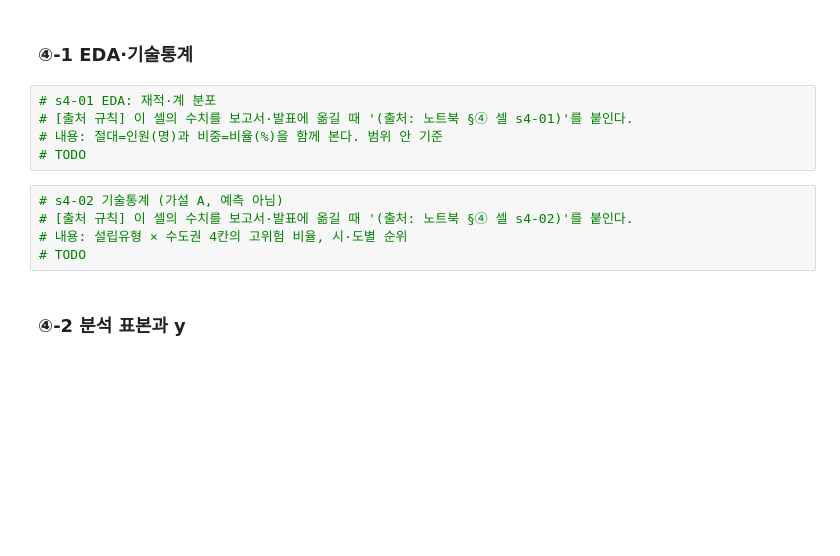
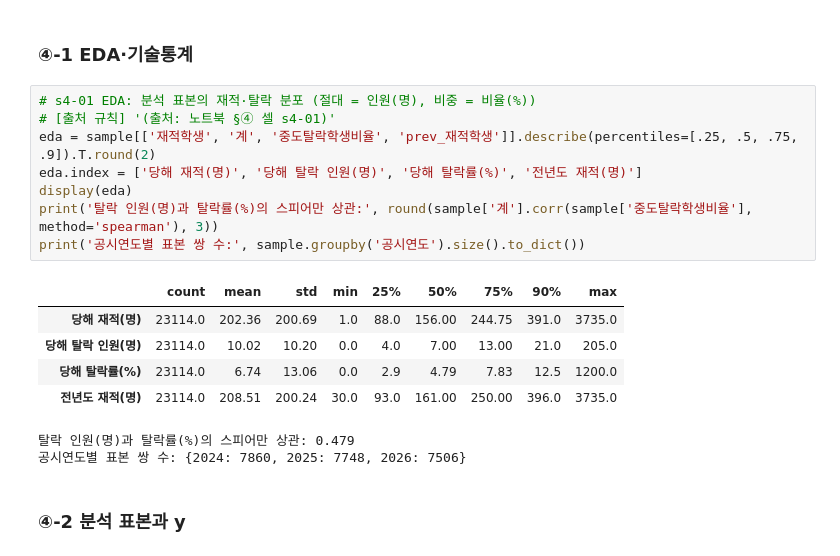
Before and after one commit to 202103116-stack/university-dropout-risk-analysis, a Jupyter notebook: notebook/팀프로젝트2_14조.ipynb, the cells around one changed output. Saved outputs shown, nothing was run; the diff lists cells and outputs as text; blank space fills up the shorter version.

```diff
--- a/notebook/팀프로젝트2_14조.ipynb
+++ b/notebook/팀프로젝트2_14조.ipynb
@@ -602,14 +677,20 @@ rows_flagged.csv 17248 KB
 # %% [markdown]
 ### ④-1 EDA·기술통계
 # %%
-# s4-01 EDA: 재적·계 분포
-# [출처 규칙] 이 셀의 수치를 보고서·발표에 옮길 때 '(출처: 노트북 §④ 셀 s4-01)'를 붙인다.
-# 내용: 절대=인원(명)과 비중=비율(%)을 함께 본다. 범위 안 기준
-# TODO
+# s4-01 EDA: 분석 표본의 재적·탈락 분포 (절대 = 인원(명), 비중 = 비율(%))
+# [출처 규칙] '(출처: 노트북 §④ 셀 s4-01)'
+eda = sample[['재적학생', '계', '중도탈락학생비율', 'prev_재적학생']].describe(percentiles=[.25, .5, .75, .9]).T.round(2)
+eda.index = ['당해 재적(명)', '당해 탈락 인원(명)', '당해 탈락률(%)', '전년도 재적(명)']
+display(eda)
+print('탈락 인원(명)과 탈락률(%)의 스피어만 상관:', round(sample['계'].corr(sample['중도탈락학생비율'], method='spearman'), 3))
+print('공시연도별 표본 쌍 수:', sample.groupby('공시연도').size().to_dict())
+# %% [output]
+|  | count | mean | std | min | 25% | 50% | 75% | 90% | max |
+| 당해 재적(명) | 23114.0 | 202.36 | 200.69 | 1.0 | 88.0 | 156.00 | 244.75 | 391.0 | 3735.0 |
+| 당해 탈락 인원(명) | 23114.0 | 10.02 | 10.20 | 0.0 | 4.0 | 7.00 | 13.00 | 21.0 | 205.0 |
+| 당해 탈락률(%) | 23114.0 | 6.74 | 13.06 | 0.0 | 2.9 | 4.79 | 7.83 | 12.5 | 1200.0 |
+| 전년도 재적(명) | 23114.0 | 208.51 | 200.24 | 30.0 | 93.0 | 161.00 | 250.00 | 396.0 | 3735.0 |
+탈락 인원(명)과 탈락률(%)의 스피어만 상관: 0.479
+공시연도별 표본 쌍 수: {2024: 7860, 2025: 7748, 2026: 7506}
-# %%
-# s4-02 기술통계 (가설 A, 예측 아님)
-# [출처 규칙] 이 셀의 수치를 보고서·발표에 옮길 때 '(출처: 노트북 §④ 셀 s4-02)'를 붙인다.
-# 내용: 설립유형 × 수도권 4칸의 고위험 비율, 시·도별 순위
-# TODO
-# %% [markdown]
-### ④-2 분석 표본과 y
+# %% [markdown]
+### ④-2 분석 표본과 y
```
Also changed, not shown: parts of 64 cells of this notebook, 1 other file.
